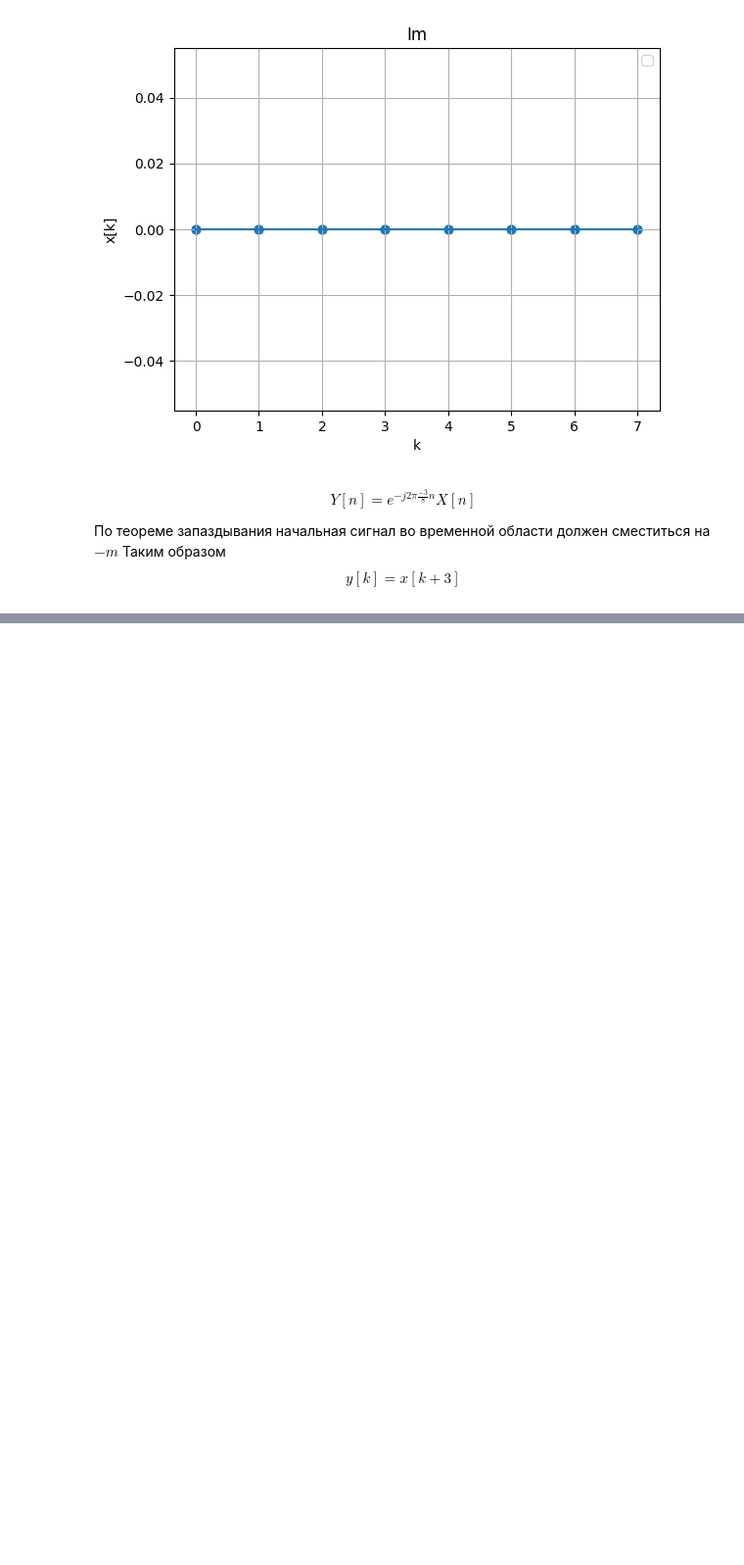
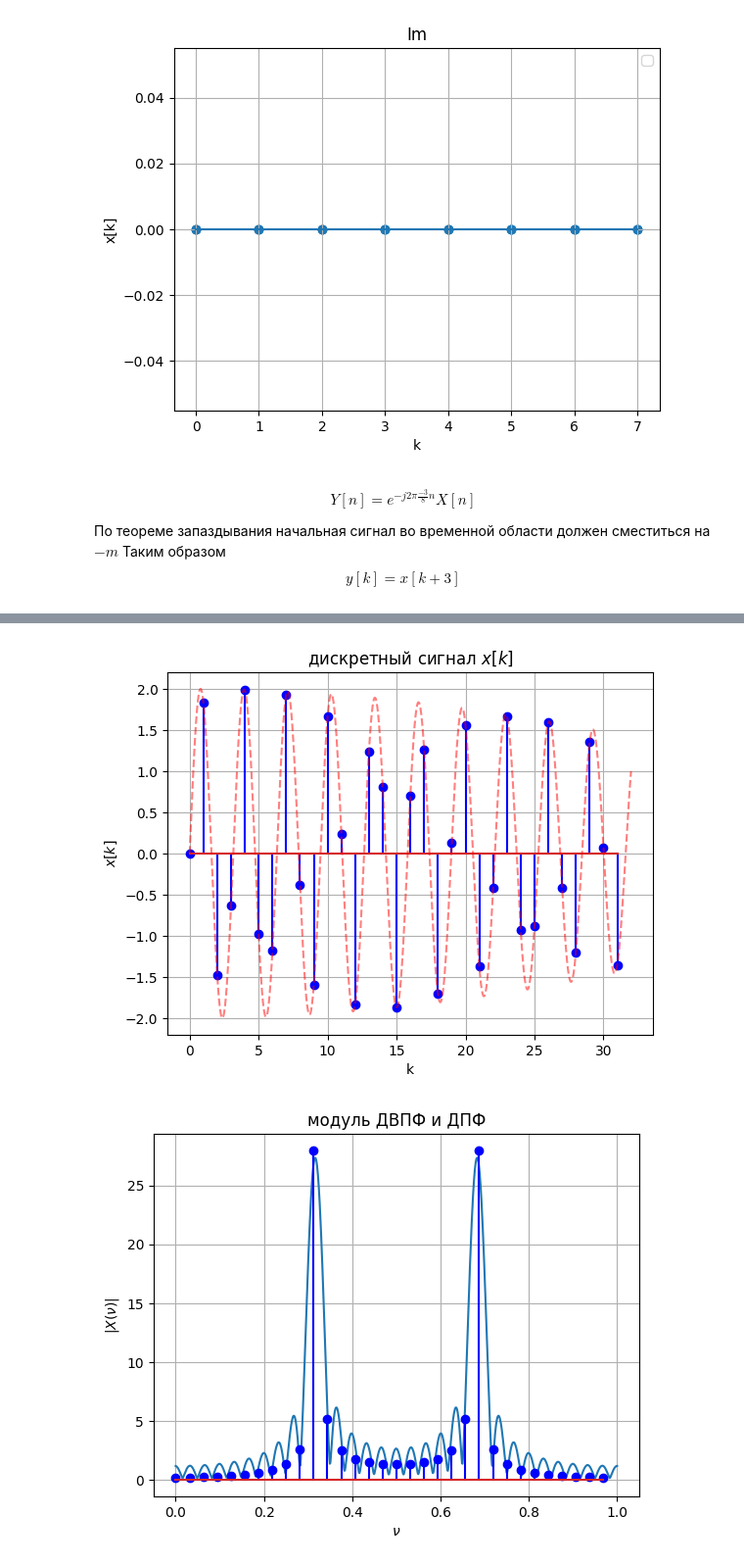
Before and after one commit to Zararest/Labs, a Jupyter notebook: RT_2/Result.ipynb, the cells around one changed output, grey strips where cells are left out. Shown at 98% size. Saved outputs shown, nothing was run; the diff lists cells and outputs as text; code cells hidden in the pictures; blank space fills up the shorter version.

```diff
--- a/RT_2/Result.ipynb
+++ b/RT_2/Result.ipynb
@@ -370,0 +466,49 @@ $$ y[k] = x[k + 3] $$
+# %%
+from scipy.fft import fft, ifft
+import math
+
+N = 32
+m0 = 10
+m1 = 0.85
+
+k = np.array(range(N))
+n = np.array(range(N))
+x_k = np.sin(2*math.pi / N * m0 * k) + np.sin(2*math.pi / N * (m0+0.25) * k)
+
+def func(k):
+  return np.sin(2*math.pi / N * m0 * k) + np.sin(2*math.pi / N * (m0+0.25) * k)
+
+
+def draw_DFT_and_DTFT():
+
+  #Дискретное ао времени преобразование
+  nu_range = np.linspace(0, 1, 1000)
+  X_abs_range = DTFT(func, 0, 1, 0, N -1)
+
+  plt.figure()
+
+  plt.stem(k, x_k, 'b', 'bo')
+  plt.title(r'дискретный сигнал $x[k]$')
+  plt.xlabel('k')
+  plt.ylabel(r'$x[k]$')
+
+  k_range = np.linspace(0, N, 1000)
+  x_k_range = np.sin(2*math.pi / N * m0 * k_range) + np.sin(2*math.pi / N * (m0+0.25) * k_range)
+  plt.plot(k_range, x_k_range, color='red', alpha=0.5, lw=1.5, ls='--')
+
+  plt.grid()
+
+  plt.figure()
+
+  plt.plot(nu_range, X_abs_range)
+  plt.title(r'модуль ДВПФ и ДПФ')
+  plt.ylabel(r'$|X(\nu)|$')
+  plt.xlabel(r'$\nu$')
+
+  plt.stem(n/N, abs(fft(x_k)), 'b', 'bo')
+  plt.grid()
+
+draw_DFT_and_DTFT()
+# %% [output]
+[figure, added]
+[figure, added]
```
Also changed, not shown: parts of 21 cells of this notebook.
